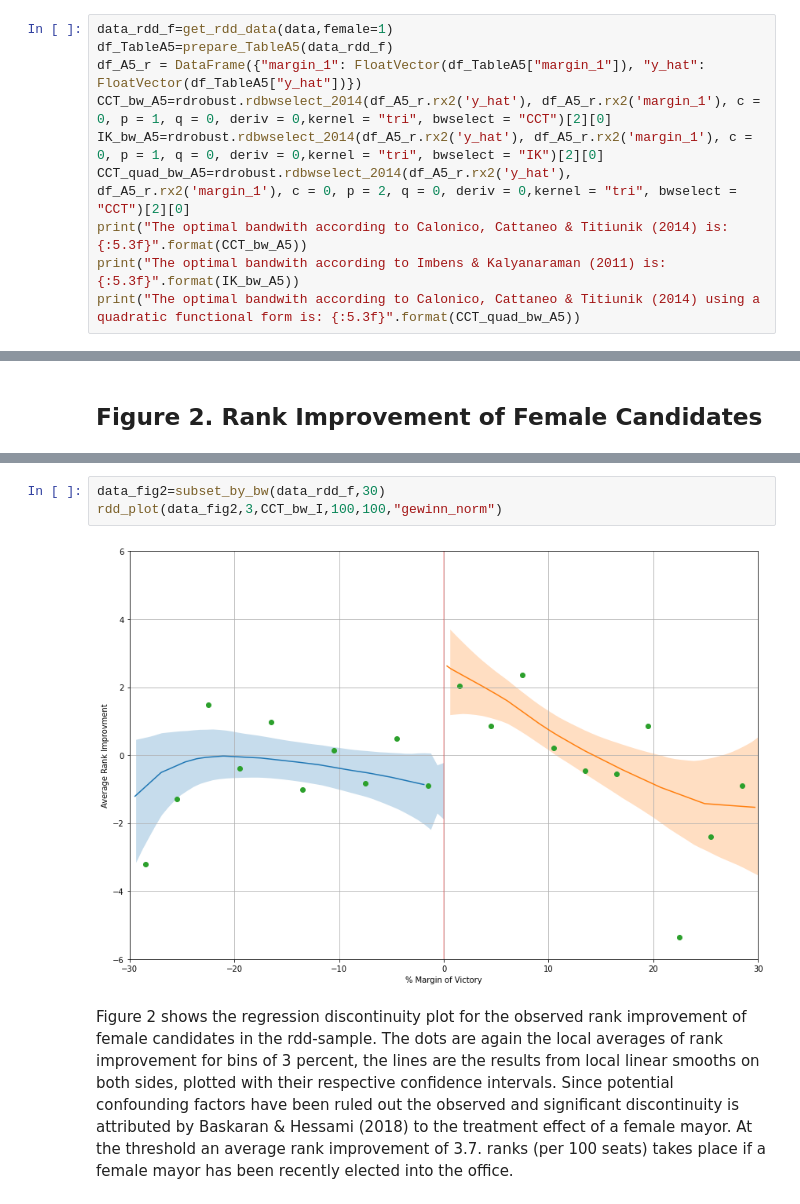
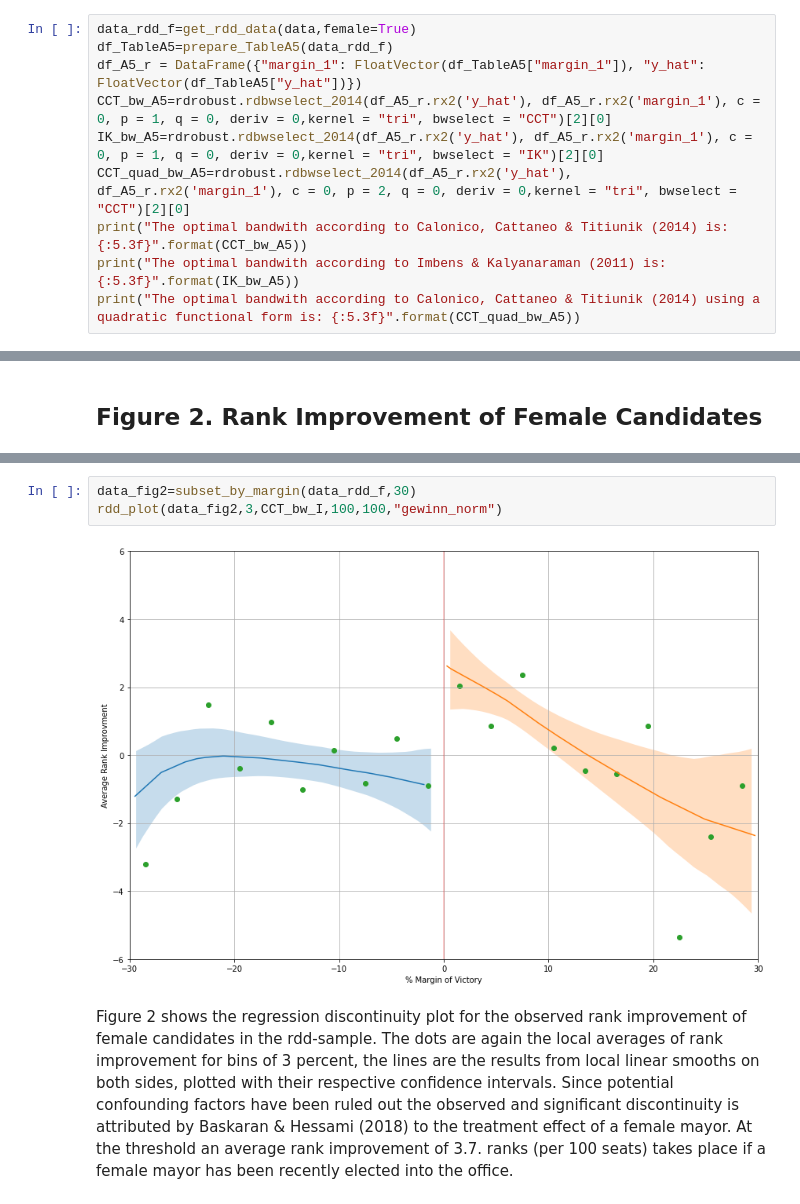
Before and after one commit to McKers/replication-Baskaran-Hessami-2018, a Jupyter notebook: Replication.ipynb, the cells around one changed output, grey strips where cells are left out. Saved outputs shown, nothing was run; the diff lists cells and outputs as text.

```diff
--- a/Replication.ipynb
+++ b/Replication.ipynb
@@ -310,7 +312,7 @@ Restricting the rdd-sample to a 10 percent margin of victory on both sides of th
 # %% [markdown]
 Baskaran and Hessami (2018) further analyze if the above-observed differences in municipalities result in a discontinuity of the margin of victory at the cutoff. To test this the authors restrict the rdd-sample to female candidates and regress their performance on the observed municipality characteristics. They use the resulting parameters to construct the predicted average rank improvement of a female candidate. These predicted values are then used as the dependant variable in their model shown in section 4.
 # %%
-data_rdd_f=get_rdd_data(data,female=1)
+data_rdd_f=get_rdd_data(data,female=True)
 df_TableA5=prepare_TableA5(data_rdd_f)
 df_A5_r = DataFrame({"margin_1": FloatVector(df_TableA5["margin_1"]), "y_hat": FloatVector(df_TableA5["y_hat"])})
 CCT_bw_A5=rdrobust.rdbwselect_2014(df_A5_r.rx2('y_hat'), df_A5_r.rx2('margin_1'), c = 0, p = 1, q = 0, deriv = 0,kernel = "tri", bwselect = "CCT")[2][0]
@@ -421,10 +423,10 @@ print("The optimal bandwith according to Calonico, Cattaneo & Titiunik (2014) is
 # %% [output]
 The optimal bandwith according to Calonico, Cattaneo & Titiunik (2014) is: 20.100
 # %%
-data_fig2=subset_by_bw(data_rdd_f,30)
+data_fig2=subset_by_margin(data_rdd_f,30)
 rdd_plot(data_fig2,3,CCT_bw_I,100,100,"gewinn_norm")
 # %% [output]
-[figure, old version]
+[figure, new version]
 # %% [markdown]
 Figure 2 shows the regression discontinuity plot for the observed rank improvement of female candidates in the rdd-sample. The dots are again the local averages of rank improvement for bins of 3 percent, the lines are the results from local linear smooths on both sides, plotted with their respective confidence intervals. Since potential confounding factors have been ruled out the observed and significant discontinuity is attributed by Baskaran & Hessami  (2018) to the treatment effect of a female mayor. At the threshold an average rank improvement of 3.7. ranks (per 100 seats) takes place if a female mayor has been recently elected into the office.
 # %% [markdown]
```
Also changed, not shown: parts of 11 cells of this notebook.
